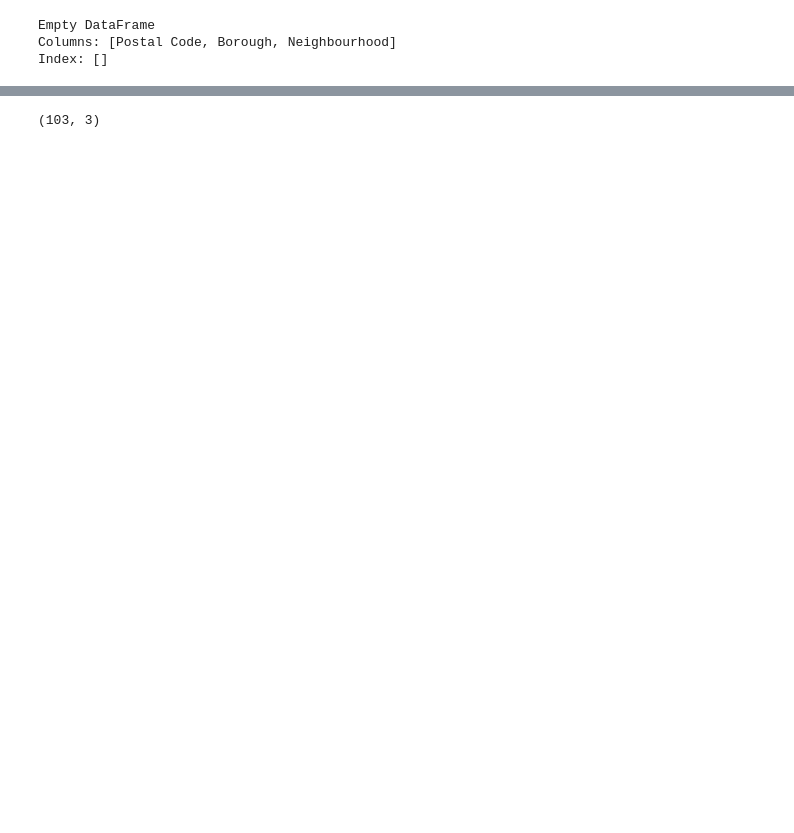
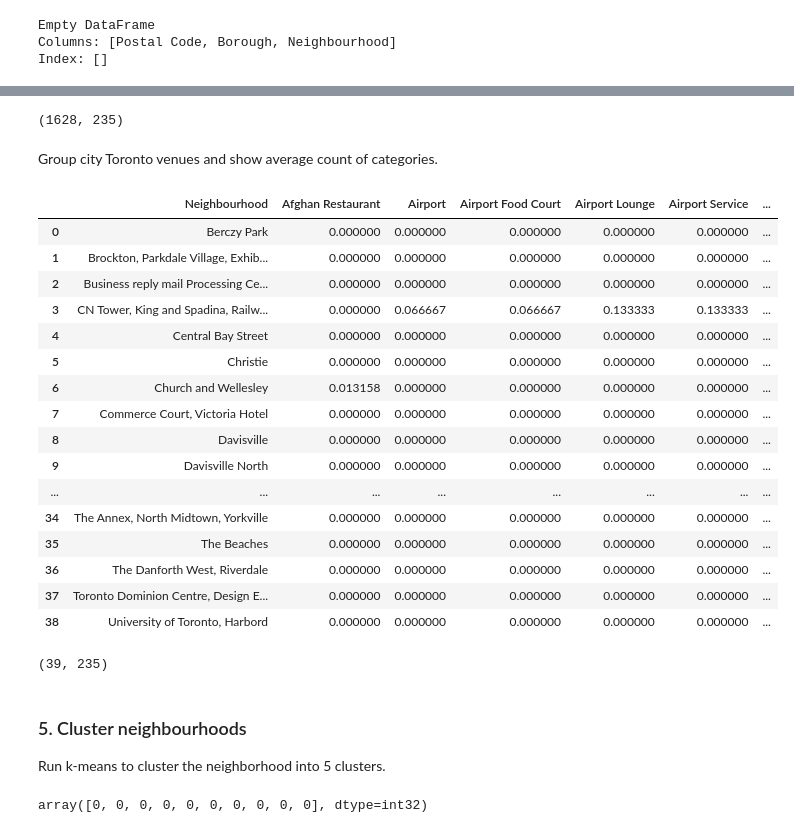
Before and after one commit to Remember63/IBM-Data-Science-Professional-Certificates, a Jupyter notebook: Coursera_Capstone.ipynb, the cells around one changed output, grey strips where cells are left out. Cells and saved outputs as stored; diff of their text form; code cells hidden in the pictures; blank space fills up the shorter version.

```diff
--- a/Coursera_Capstone.ipynb
+++ b/Coursera_Capstone.ipynb
@@ -52,0 +127,4 @@ Index: []
+# %%
+df.columns[df.columns.str.contains(pat = 'spike')]
+df_tr = df_geo[df_geo.Borough.str.contains('Toronto')]
+df_tr.head()
@@ -52,0 +163,8 @@ Index: []
+# %%
+CLIENT_ID = 'DHQDXLC45ETLXROILOH2YEYWSRB3DI3XM0LE4JQANFHUKMNE' # your Foursquare ID
+CLIENT_SECRET = 'ZGVWQEX3JY2AZJKYQ4ACT3CYT5RMS2FJZELBIL4SUZTEHYYQ' # your Foursquare Secret
+VERSION = '20180605' # Foursquare API version
+LIMIT = 100
+print('Your credentails:')
+print('CLIENT_ID: ' + CLIENT_ID)
+print('CLIENT_SECRET:' + CLIENT_SECRET)
@@ -52,0 +221,6 @@ Index: []
+# %%
+toronto_venues = getNearbyVenues(names=df_tr['Neighbourhood'],
+                                   latitudes=df_tr['Latitude'],
+                                   longitudes=df_tr['Longitude']
+                                  )
+toronto_venues.head()
@@ -52,0 +278,11 @@ Index: []
+# %%
+toronto_onehot = pd.get_dummies(toronto_venues[['Venue Category']], prefix="", prefix_sep="")
+
+# add neighborhood column back to dataframe
+toronto_onehot['Neighbourhood'] = toronto_venues['Neighbourhood']
+
+# move neighborhood column to the first column
+fixed_columns = [toronto_onehot.columns[-1]] + list(toronto_onehot.columns[:-1])
+toronto_onehot = toronto_onehot[fixed_columns]
+
+toronto_onehot.head()
@@ -53,4 +296,48 @@ Index: []
 # %%
-df.shape
+toronto_onehot.shape
 # %% [output]
-(103, 3)
+(1628, 235)
+# %% [markdown]
+Group city Toronto venues and show average count of categories.
+# %%
+toronto_grouped = toronto_onehot.groupby('Neighbourhood').mean().reset_index()
+toronto_grouped
+# %% [output]
+|  | Neighbourhood | Afghan Restaurant | Airport | Airport Food Court | Airport Lounge | Airport Service | ... |
+| 0 | Berczy Park | 0.000000 | 0.000000 | 0.000000 | 0.000000 | 0.000000 | ... |
+| 1 | Brockton, Parkdale Village, Exhib... | 0.000000 | 0.000000 | 0.000000 | 0.000000 | 0.000000 | ... |
+| 2 | Business reply mail Processing Ce... | 0.000000 | 0.000000 | 0.000000 | 0.000000 | 0.000000 | ... |
+| 3 | CN Tower, King and Spadina, Railw... | 0.000000 | 0.066667 | 0.066667 | 0.133333 | 0.133333 | ... |
+| 4 | Central Bay Street | 0.000000 | 0.000000 | 0.000000 | 0.000000 | 0.000000 | ... |
+| 5 | Christie | 0.000000 | 0.000000 | 0.000000 | 0.000000 | 0.000000 | ... |
+| 6 | Church and Wellesley | 0.013158 | 0.000000 | 0.000000 | 0.000000 | 0.000000 | ... |
+| 7 | Commerce Court, Victoria Hotel | 0.000000 | 0.000000 | 0.000000 | 0.000000 | 0.000000 | ... |
+| 8 | Davisville | 0.000000 | 0.000000 | 0.000000 | 0.000000 | 0.000000 | ... |
+| 9 | Davisville North | 0.000000 | 0.000000 | 0.000000 | 0.000000 | 0.000000 | ... |
+| ... | ... | ... | ... | ... | ... | ... | ... |
+| 34 | The Annex, North Midtown, Yorkville | 0.000000 | 0.000000 | 0.000000 | 0.000000 | 0.000000 | ... |
+| 35 | The Beaches | 0.000000 | 0.000000 | 0.000000 | 0.000000 | 0.000000 | ... |
+| 36 | The Danforth West, Riverdale | 0.000000 | 0.000000 | 0.000000 | 0.000000 | 0.000000 | ... |
+| 37 | Toronto Dominion Centre, Design E... | 0.000000 | 0.000000 | 0.000000 | 0.000000 | 0.000000 | ... |
+| 38 | University of Toronto, Harbord | 0.000000 | 0.000000 | 0.000000 | 0.000000 | 0.000000 | ... |
+# %%
+toronto_grouped.shape
+# %% [output]
+(39, 235)
+# %% [markdown]
+### 5. Cluster neighbourhoods
+
+Run k-means to cluster the neighborhood into 5 clusters.
+# %%
+# set number of clusters
+kclusters = 5
+
+toronto_grouped_clustering = toronto_grouped.drop('Neighbourhood', 1)
+
+# run k-means clustering
+kmeans = KMeans(n_clusters=kclusters, random_state=0).fit(toronto_grouped_clustering)
+
+# check cluster labels generated for each row in the dataframe
+kmeans.labels_[0:10]
+# %% [output]
+array([0, 0, 0, 0, 0, 0, 0, 0, 0, 0], dtype=int32)
```
Also changed, not shown: parts of 38 cells of this notebook.
